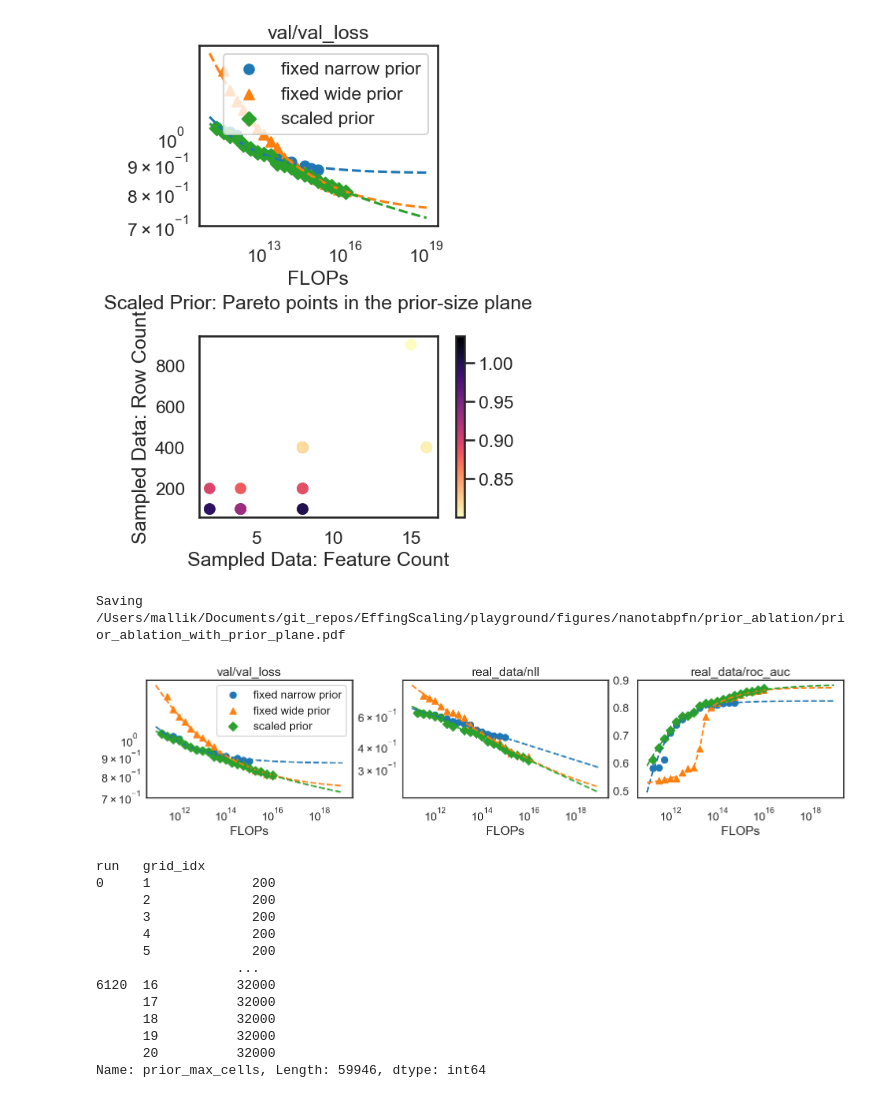
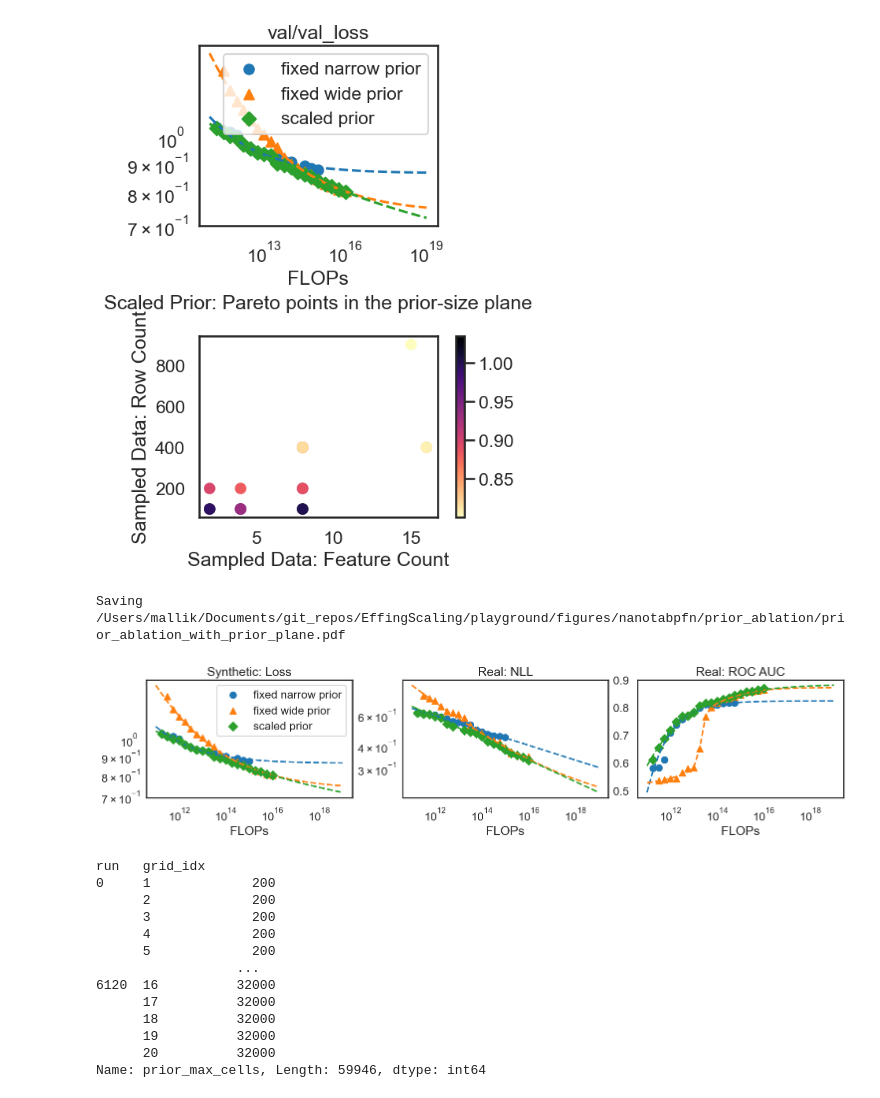
Before and after one commit to Neeratyoy/EffingScaling, a Jupyter notebook: playground/nanotabpfn_analysis_fsmb.ipynb, the cells around one changed output. Saved outputs shown, nothing was run; the diff lists cells and outputs as text; code cells hidden in the pictures.

```diff
--- a/playground/nanotabpfn_analysis_fsmb.ipynb
+++ b/playground/nanotabpfn_analysis_fsmb.ipynb
@@ -391,8 +398,6 @@ bounds_max = [
 # LOSS_
 
 sns.set_context("talk")
-
-custom_metrics = ['val/val_loss', 'real_data/nll', 'real_data/roc_auc']
 
 save_path = base_figure_path / "pareto_fitting"
 save_path.mkdir(parents=True, exist_ok=True)
@@ -474,7 +479,8 @@ for loss_idx, loss_column in enumerate(custom_metrics):
     )
     ax.set_xscale("log")
     ax.set_xlabel("FLOPs")
-    ax.set_title(loss_column)
+    # ax.set_title(loss_column)
+    ax.set_title(custom_labels.get(loss_column, loss_column))
     if minimization:
         ax.set_yscale("log")
 
@@ -489,8 +495,9 @@ for loss_idx, loss_column in enumerate(custom_metrics):
         c=pareto[loss_column], **_norm,
     )
     ax_nd.scatter(
-        pareto_extrapolation.parameters, pareto_extrapolation.total_cells,
-        c=pareto_extrapolation[loss_column], marker='x', **_norm,
+        pareto_extrapolation.parameters, pareto_extrapolation.total_cells, marker='x',
+        c="red",
+        # c=pareto_extrapolation[loss_column],  **_norm,
     )
 
     in_range = FLOP_VALUES <= pareto[flops_column].max()
@@ -530,7 +537,7 @@ Saving /Users/mallik/Documents/git_repos/EffingScaling/playground/figures/nanota
 nd_metrics = {
     'val/val_loss':      {"color": "#2a78d6", "label": "Synthetic: Loss"},
     'real_data/nll':     {"color": "#e07b00", "label": "Real: NLL"},
-    'real_data/roc_auc': {"color": "#bf0006", "label": "Real: AUC"},
+    'real_data/roc_auc': {"color": "#bf0006", "label": "Real: ROC AUC"},
 }
 
 fig, ax = plt.subplots(figsize=(6, 4), layout='constrained')
@@ -563,0 +599,25 @@ Saving /Users/mallik/Documents/git_repos/EffingScaling/playground/figures/nanota
+# %%
+# Compute-optimal Total Cells (D) vs FLOPs per metric: power law total_cells = A * C^a fitted on each Pareto front,
+# evaluated at FLOP_VALUES; solid within the front's FLOP range, dashed beyond
+fig, ax = plt.subplots(figsize=(6, 4), layout='constrained')
+for loss_column, style in nd_metrics.items():
+    minimization = not ("roc_auc" in loss_column or "accuracy" in loss_column)
+    pareto = get_pareto_frontier(df, flops_column, loss_column, minimization=minimization)
+
+    s, i, r, _, _ = fit_linear_model(np.log(pareto[flops_column]), np.log(pareto["total_cells"]))
+    y_pred = np.exp(i) * FLOP_VALUES ** s
+
+    in_range = FLOP_VALUES <= pareto[flops_column].max()
+    ax.scatter(pareto[flops_column], pareto["total_cells"], color=style["color"], alpha=0.4, s=15)
+    ax.plot(FLOP_VALUES[in_range], y_pred[in_range], linestyle="-", color=style["color"],
+            label=f"{style['label']}")  #: $\\propto C^{{{s:.2f}}}$")
+    ax.plot(FLOP_VALUES[~in_range], y_pred[~in_range], linestyle="--", color=style["color"])
+
+ax.set_xscale("log")
+ax.set_yscale("log")
+ax.set_xlabel("FLOPs")
+ax.set_ylabel("Total Cells (D)")
+ax.legend(fontsize="small")
+
+fig.savefig(save_path / "compute_optimal_flops_vs_total_cells.pdf")
+print(f"Saving {save_path / 'compute_optimal_flops_vs_total_cells.pdf'}")
@@ -773,35 +836,35 @@ for loss_idx, loss_column in enumerate(custom_metrics):
 
         # the scaled prior is the setting with no config filters
         if label == all_data_prior["name"]:
             scaled_pareto = pareto.sort_values(by=flops_column)
 
         if loss_idx == 0:
             ax.legend()
 
     ax.set_xscale("log")
     ax.set_xlabel("FLOPs")
-    ax.set_title(loss_column)
+    ax.set_title(custom_labels.get(loss_column, loss_column))
     if minimization:
         ax.set_yscale("log")
     # Bottom row: prior-size plane for the scaled prior, coloured by the metric
     _loss = scaled_pareto[loss_column].values
     # sc = ax_prior.scatter(
             #     scaled_pareto["config/max_features"], scaled_pareto["config/num_datapoints_max"],
             #     c=_loss, cmap="magma_r" if minimization else "magma", vmin=_loss.min(), vmax=_loss.max(),
             # )
     # fig.colorbar(sc, ax=ax_prior)
     # ax_prior.set_xlabel("Sampled Data: Feature Count")
     # if loss_idx == 0:
     #     ax_prior.set_ylabel("Sampled Data: Row Count")
 
 # row-2 title, centred on the middle column
 # axes[1, n_cols // 2].set_title("Scaled Prior: Pareto points in the prior-size plane\n")
 
 fig.savefig(save_path / "prior_ablation_with_prior_plane.pdf")
 print(f"Saving {save_path / 'prior_ablation_with_prior_plane.pdf'}")
 # %% [output]
 Saving /Users/mallik/Documents/git_repos/EffingScaling/playground/figures/nanotabpfn/prior_ablation/prior_ablation_with_prior_plane.pdf
-[figure, old version]
+[figure, new version]
 # %%
 df.prior_max_cells
 # %% [output]
```
Also changed, not shown: parts of 6 cells of this notebook.
